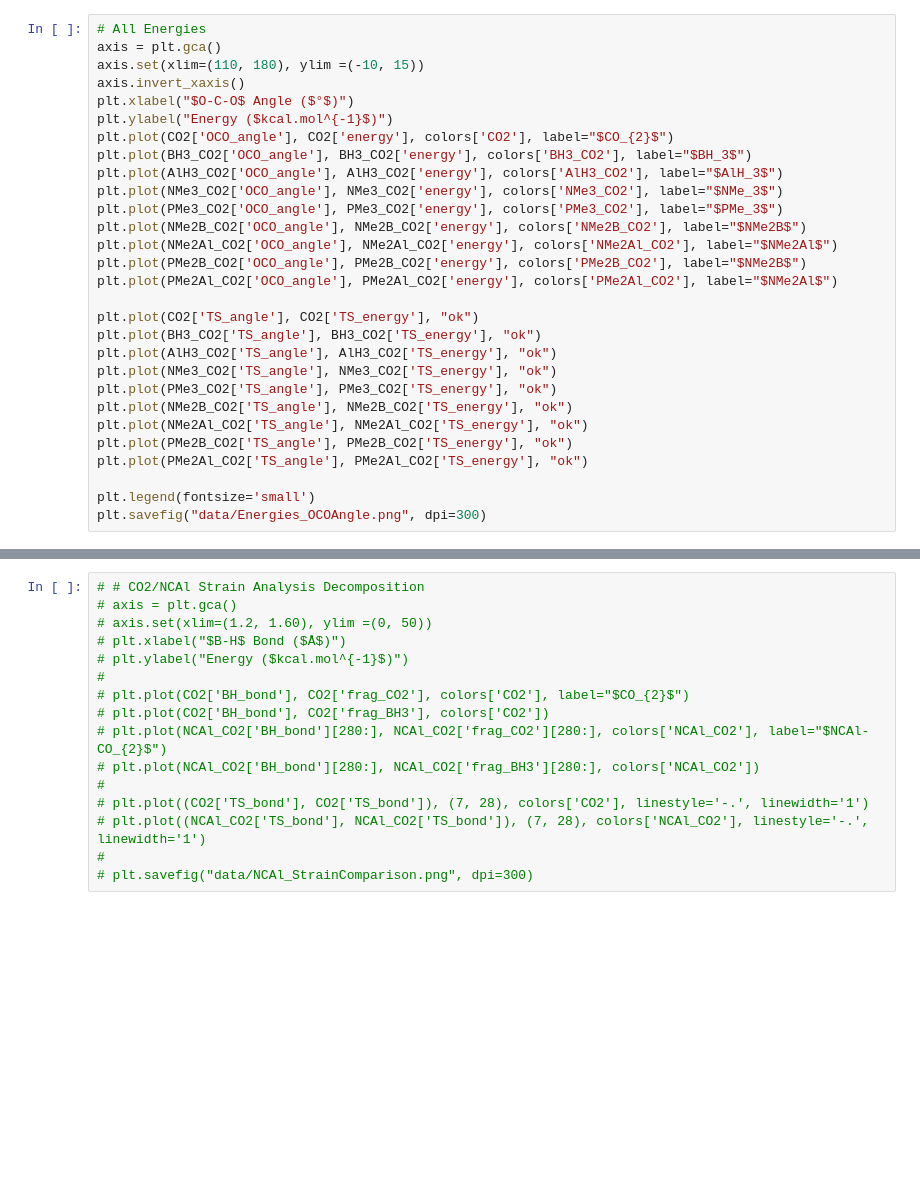
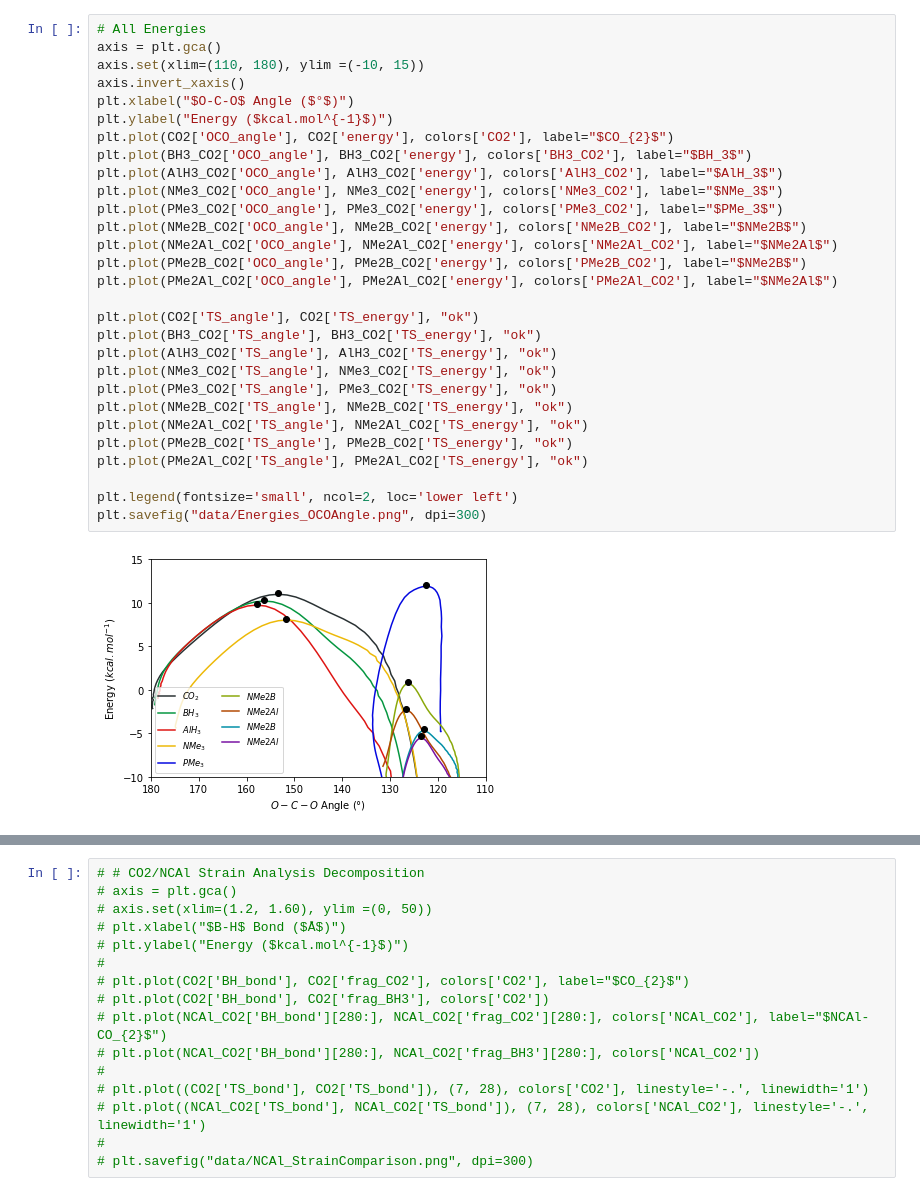
Before and after one commit to chemistry-scripts/pythonplotter, a Jupyter notebook: CO2_Bending_figures.ipynb, the cells around one changed output, grey strips where cells are left out. Drawn from its saved outputs; the diff is of its cells as text; blank space fills up the shorter version.

Commit message:
Latest figures Bending

```diff
--- a/CO2_Bending_figures.ipynb
+++ b/CO2_Bending_figures.ipynb
@@ -245,32 +251,34 @@ plt.savefig("data/CO2_OCOangle.png", dpi=300)
 # %%
 # All Energies
 axis = plt.gca()
 axis.set(xlim=(110, 180), ylim =(-10, 15))
 axis.invert_xaxis()
 plt.xlabel("$O-C-O$ Angle ($°$)")
 plt.ylabel("Energy ($kcal.mol^{-1}$)")
 plt.plot(CO2['OCO_angle'], CO2['energy'], colors['CO2'], label="$CO_{2}$")
 plt.plot(BH3_CO2['OCO_angle'], BH3_CO2['energy'], colors['BH3_CO2'], label="$BH_3$")
 plt.plot(AlH3_CO2['OCO_angle'], AlH3_CO2['energy'], colors['AlH3_CO2'], label="$AlH_3$")
 plt.plot(NMe3_CO2['OCO_angle'], NMe3_CO2['energy'], colors['NMe3_CO2'], label="$NMe_3$")
 plt.plot(PMe3_CO2['OCO_angle'], PMe3_CO2['energy'], colors['PMe3_CO2'], label="$PMe_3$")
 plt.plot(NMe2B_CO2['OCO_angle'], NMe2B_CO2['energy'], colors['NMe2B_CO2'], label="$NMe2B$")
 plt.plot(NMe2Al_CO2['OCO_angle'], NMe2Al_CO2['energy'], colors['NMe2Al_CO2'], label="$NMe2Al$")
 plt.plot(PMe2B_CO2['OCO_angle'], PMe2B_CO2['energy'], colors['PMe2B_CO2'], label="$NMe2B$")
 plt.plot(PMe2Al_CO2['OCO_angle'], PMe2Al_CO2['energy'], colors['PMe2Al_CO2'], label="$NMe2Al$")
 
 plt.plot(CO2['TS_angle'], CO2['TS_energy'], "ok")
 plt.plot(BH3_CO2['TS_angle'], BH3_CO2['TS_energy'], "ok")
 plt.plot(AlH3_CO2['TS_angle'], AlH3_CO2['TS_energy'], "ok")
 plt.plot(NMe3_CO2['TS_angle'], NMe3_CO2['TS_energy'], "ok")
 plt.plot(PMe3_CO2['TS_angle'], PMe3_CO2['TS_energy'], "ok")
 plt.plot(NMe2B_CO2['TS_angle'], NMe2B_CO2['TS_energy'], "ok")
 plt.plot(NMe2Al_CO2['TS_angle'], NMe2Al_CO2['TS_energy'], "ok")
 plt.plot(PMe2B_CO2['TS_angle'], PMe2B_CO2['TS_energy'], "ok")
 plt.plot(PMe2Al_CO2['TS_angle'], PMe2Al_CO2['TS_energy'], "ok")
 
-plt.legend(fontsize='small')
+plt.legend(fontsize='small', ncol=2, loc='lower left')
 plt.savefig("data/Energies_OCOAngle.png", dpi=300)
+# %% [output]
+[figure, added]
 # %%
 # All Energies
 axis = plt.gca()
```
Also changed, not shown: parts of 13 cells of this notebook, 13 other files.
